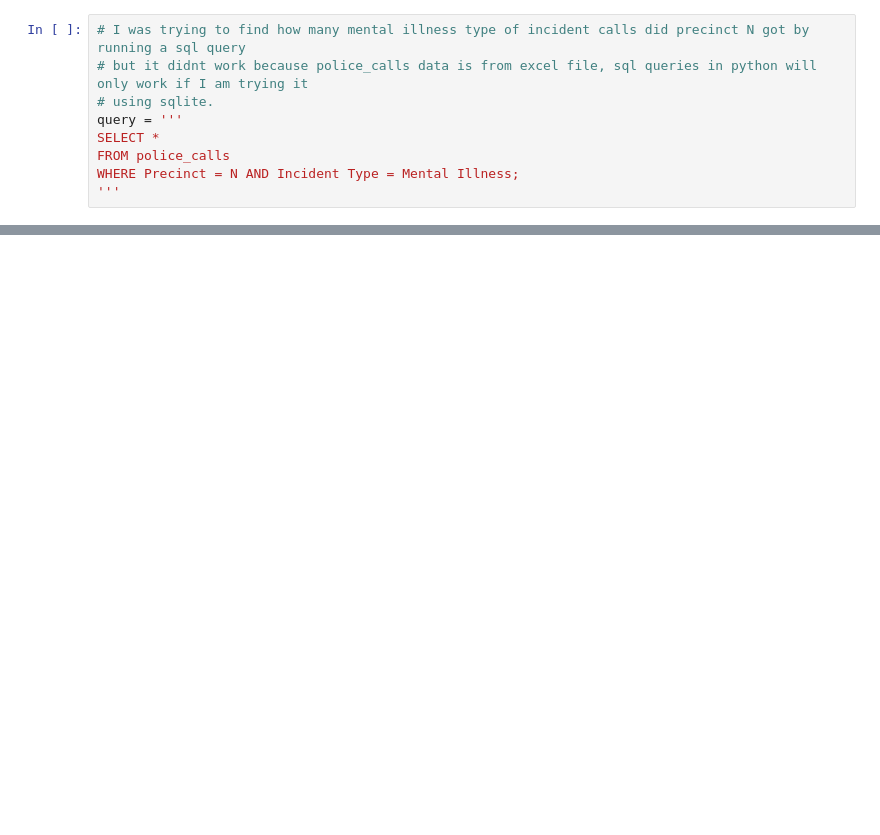
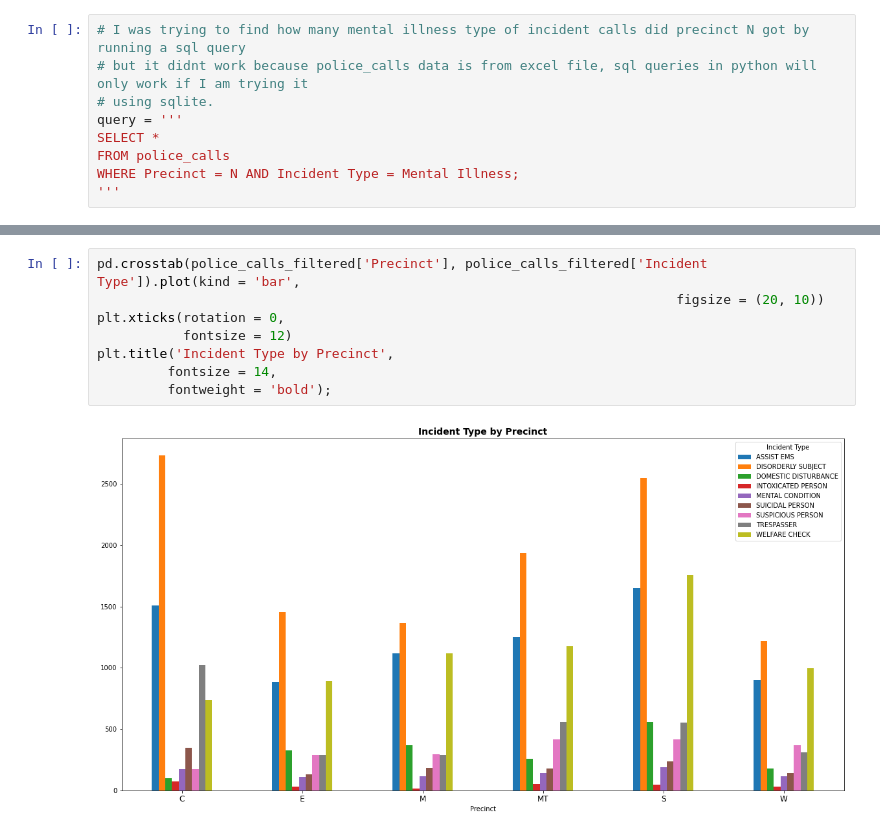
Before and after one commit to parallel-parker/partners_in_care, a Jupyter notebook: Notebook/Police_Calls_1.ipynb, the cells around one changed output, grey strips where cells are left out. Cells and saved outputs as stored; diff of their text form; blank space fills up the shorter version.

```diff
--- a/Notebook/Police_Calls_1.ipynb
+++ b/Notebook/Police_Calls_1.ipynb
@@ -297,0 +418,10 @@ UndefinedVariableError: name 'C' is not defined
+# %%
+pd.crosstab(police_calls_filtered['Precinct'], police_calls_filtered['Incident Type']).plot(kind = 'bar',
+                                                                          figsize = (20, 10))
+plt.xticks(rotation = 0,
+           fontsize = 12)
+plt.title('Incident Type by Precinct',
+         fontsize = 14,
+         fontweight = 'bold');
+# %% [output]
+[figure, added]
```
Also changed, not shown: parts of 18 cells of this notebook.
